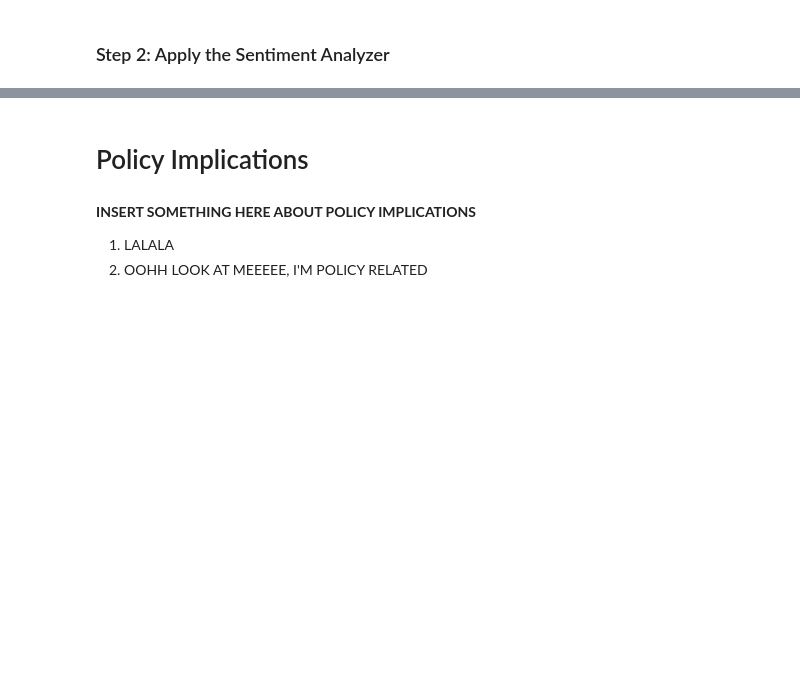
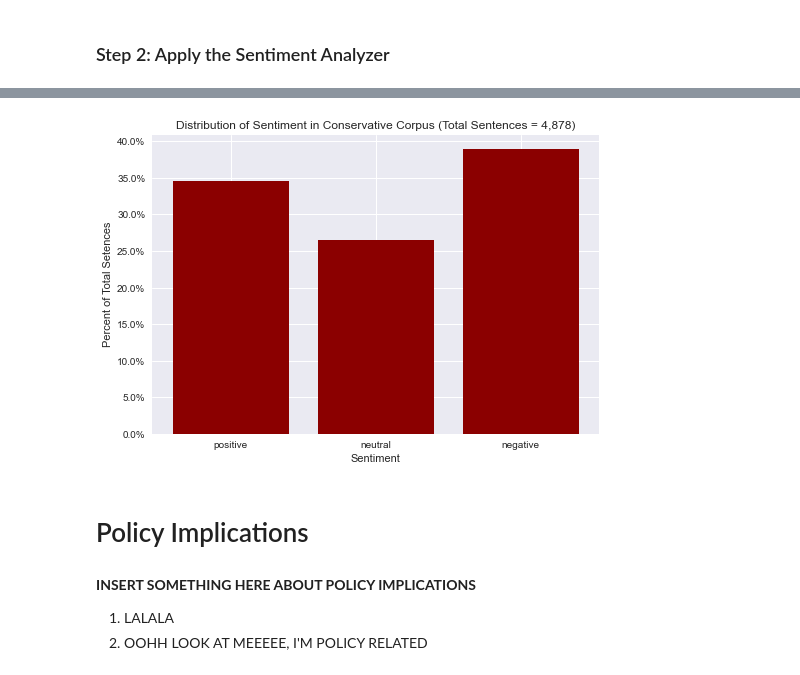
Before and after one commit to tobijegede/opinion-news-nlp, a Jupyter notebook: code/final-evaluating-liberal-conservative.ipynb, the cells around one changed output, grey strips where cells are left out. Drawn from its saved outputs; the diff is of its cells as text; code cells hidden in the pictures; blank space fills up the shorter version.

```diff
--- a/code/final-evaluating-liberal-conservative.ipynb
+++ b/code/final-evaluating-liberal-conservative.ipynb
@@ -255,2 +316,5 @@ There are 13,752 (3.0% of the total) sentences across the corpus that mention on
+# %%
+covid_sentences_liberal = [sentence for sentence in text_sentences_liberal if any(word in sentence for word in covid_terms)]
+covid_sentences_conservative = [sentence for sentence in text_sentences_conservative if any(word in sentence for word in covid_terms)]
 # %% [markdown]
 ### Step 2: Apply the Sentiment Analyzer
@@ -259,3 +374,8 @@ sia = SentimentIntensityAnalyzer()
+# %%
+#plot the conservative sentiment analysis distribution
+plot_sentiment_dist(positive_sentences_conservative, neutral_sentences_conservative, negative_sentences_conservative, "darkred", 'Distribution of Sentiment in Conservative Corpus')
+# %% [output]
+[figure, added]
 # %% [markdown]
 # Policy Implications
 # %% [markdown]
```
Also changed, not shown: parts of 12 cells of this notebook, 2 other files.
